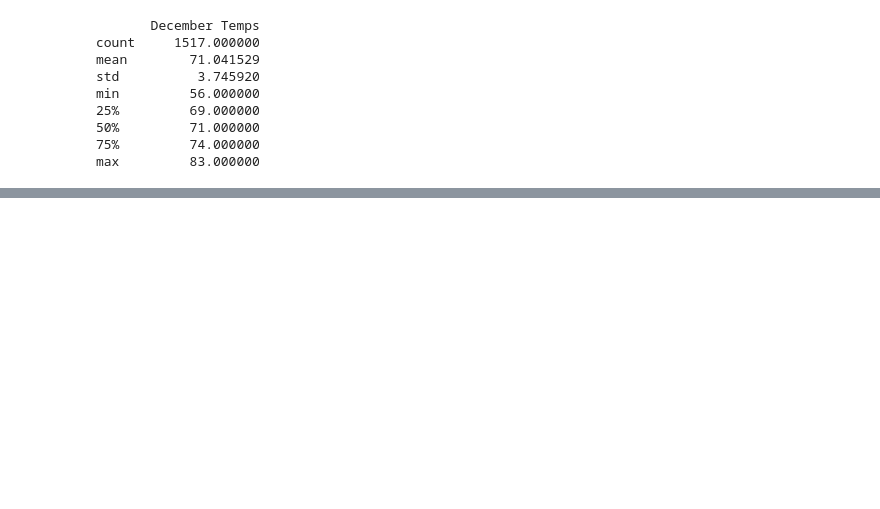
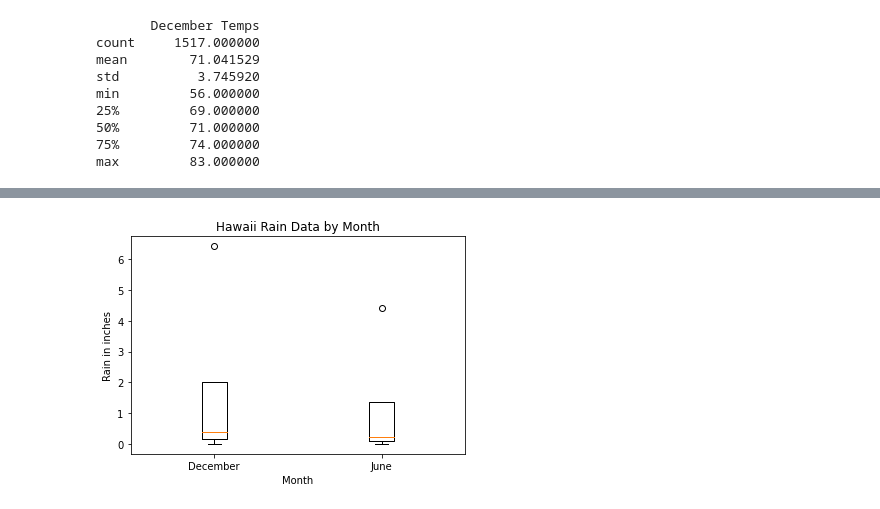
Before and after one commit to ryanmorin/surfs_up, a Jupyter notebook: SurfsUp_Challenge.ipynb, the cells around one changed output, grey strips where cells are left out. Saved outputs shown, nothing was run; the diff lists cells and outputs as text; code cells hidden in the pictures; blank space fills up the shorter version.

```diff
--- a/SurfsUp_Challenge.ipynb
+++ b/SurfsUp_Challenge.ipynb
@@ -174,5 +165,5 @@ max         83.000000
 #Additional query #1
 dec_rain = []
 dec_rain = session.query(Measurement.date,Measurement.prcp).filter(extract('month',Measurement.date) == 12).all()
-df_d_rain = pd.DataFrame(dec_rain, columns=['date', 'Dec Rain']).describe()
-df_d_rain
+df_d_rain = pd.DataFrame(dec_rain, columns=['date', 'Dec Rain'])
+df_d_rain_stat = df_d_rain.describe()
@@ -204,0 +194,18 @@ df_j_rain
+# %%
+dec_r_data = (df_d_rain['Dec Rain'].std(),df_d_rain['Dec Rain'].mean(),df_d_rain['Dec Rain'].max(),df_d_rain['Dec Rain'].min())
+
+june_r_data = (df_j_rain['Jun Rain'].std(),df_j_rain['Jun Rain'].mean(),df_j_rain['Jun Rain'].max(),df_j_rain['Jun Rain'].min())
+
+data = [dec_r_data,june_r_data]
+labels = ['December','June']
+
+fig8, ax8 = plt.subplots()
+ax8.set_title('Hawaii Rain Data by Month')
+ax8.boxplot(data, labels=labels)
+ax8.set_ylabel("Rain in inches")
+ax8.set_xlabel("Month")
+
+plt.savefig('C:/Users/ryanj/github/surfs_up/box_plot_rain.png')
+plt.show()
+# %% [output]
+[figure, added]
```
Also changed, not shown: parts of 6 cells of this notebook, 2 other files.
